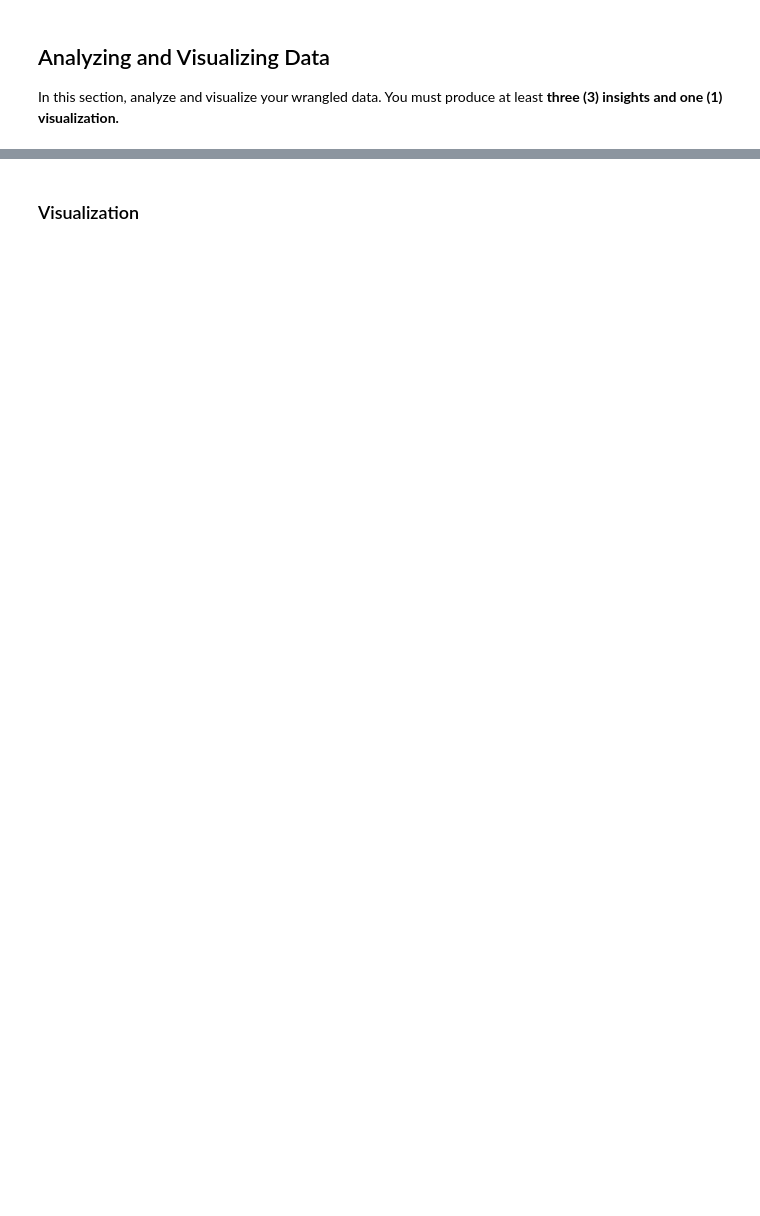
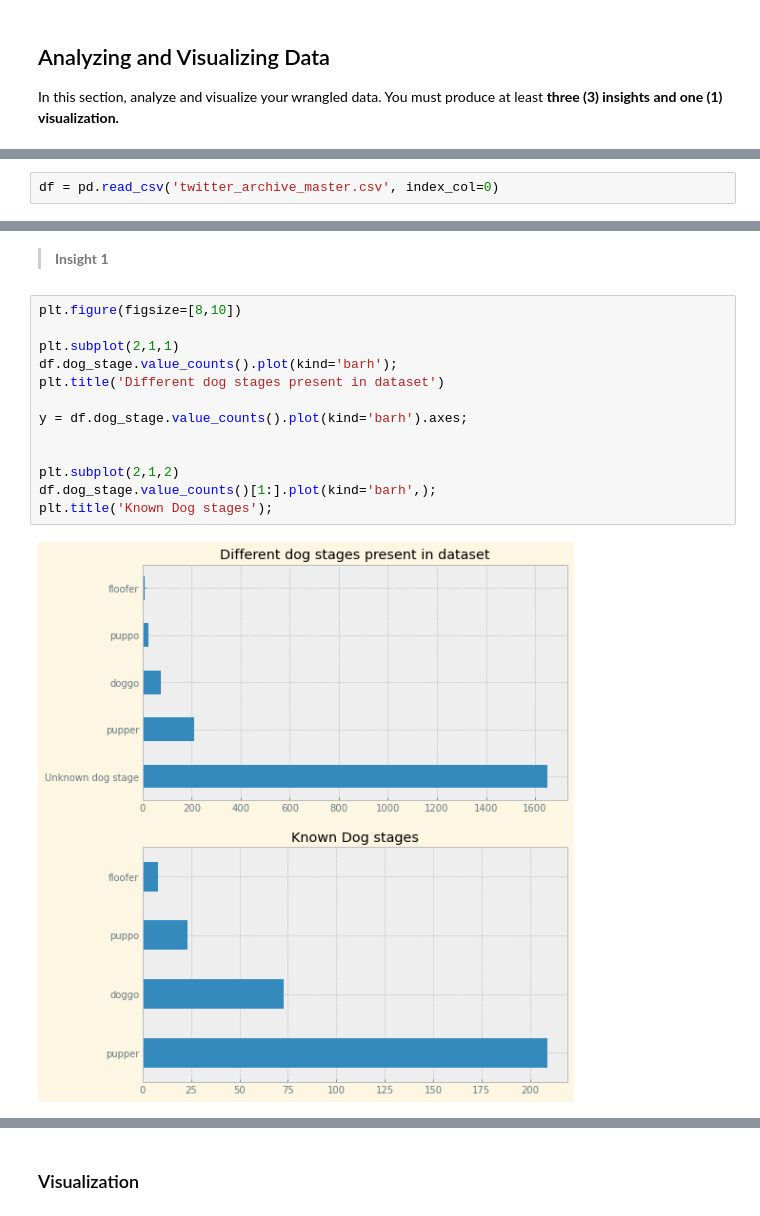
Before and after one commit to DrDev-Py/Udacity-Data-Wrangling, a Jupyter notebook: wrangle_act.ipynb, the cells around one changed output, grey strips where cells are left out. Saved outputs shown, nothing was run; the diff lists cells and outputs as text; blank space fills up the shorter version.

Commit message:
extracted all insights and done with visualizations

```diff
--- a/wrangle_act.ipynb
+++ b/wrangle_act.ipynb
@@ -832,0 +809,2 @@ In this section, analyze and visualize your wrangled data. You must produce at l
+# %%
+df = pd.read_csv('twitter_archive_master.csv', index_col=0)
@@ -832,0 +817,17 @@ In this section, analyze and visualize your wrangled data. You must produce at l
+# %% [markdown]
+> __Insight 1__
+# %%
+plt.figure(figsize=[8,10])
+
+plt.subplot(2,1,1)
+df.dog_stage.value_counts().plot(kind='barh');
+plt.title('Different dog stages present in dataset')
+
+y = df.dog_stage.value_counts().plot(kind='barh').axes;
+
+
+plt.subplot(2,1,2)
+df.dog_stage.value_counts()[1:].plot(kind='barh',);
+plt.title('Known Dog stages');
+# %% [output]
+[figure, added]
```
Also changed, not shown: parts of 26 cells of this notebook, 1 other file.
